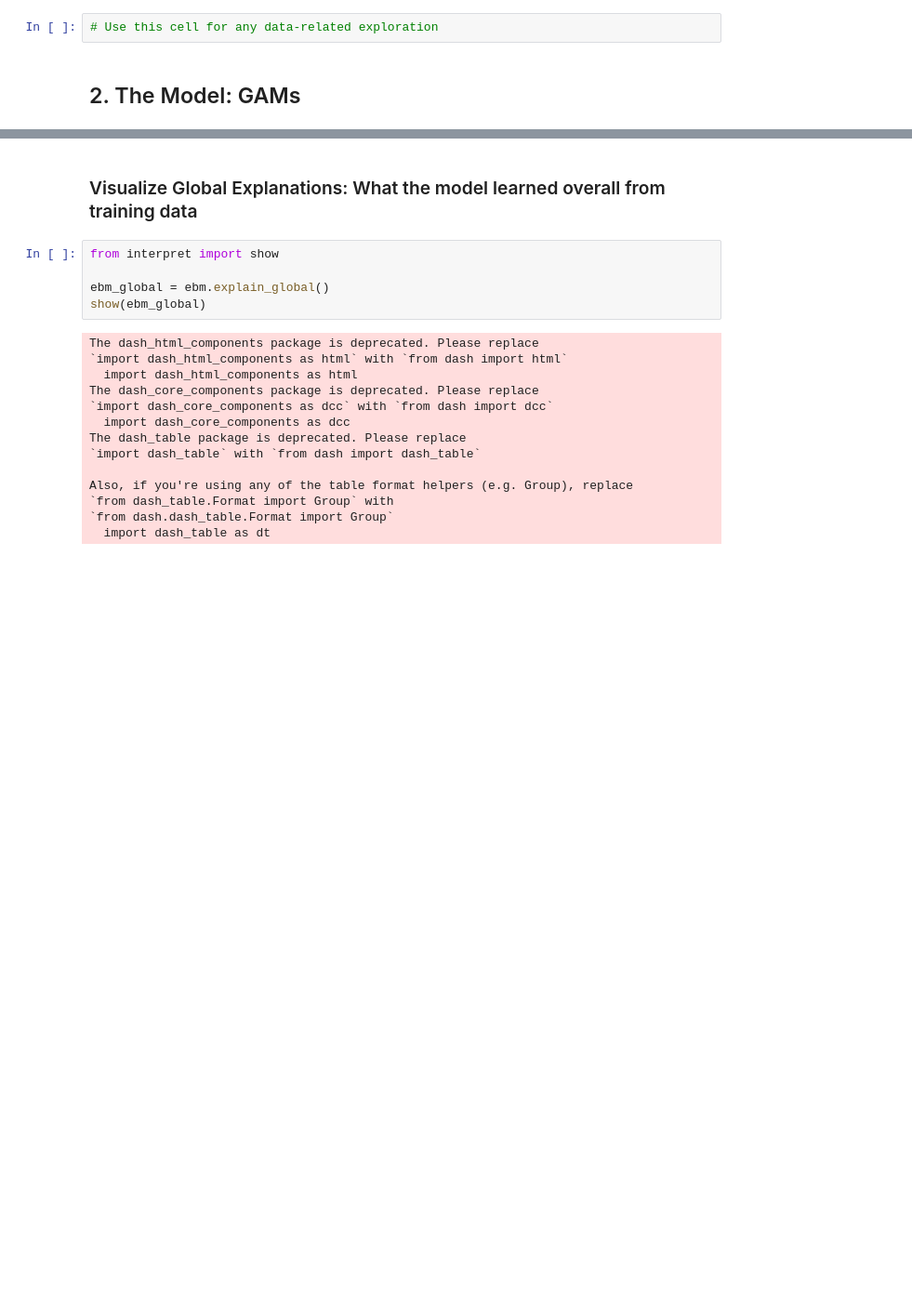
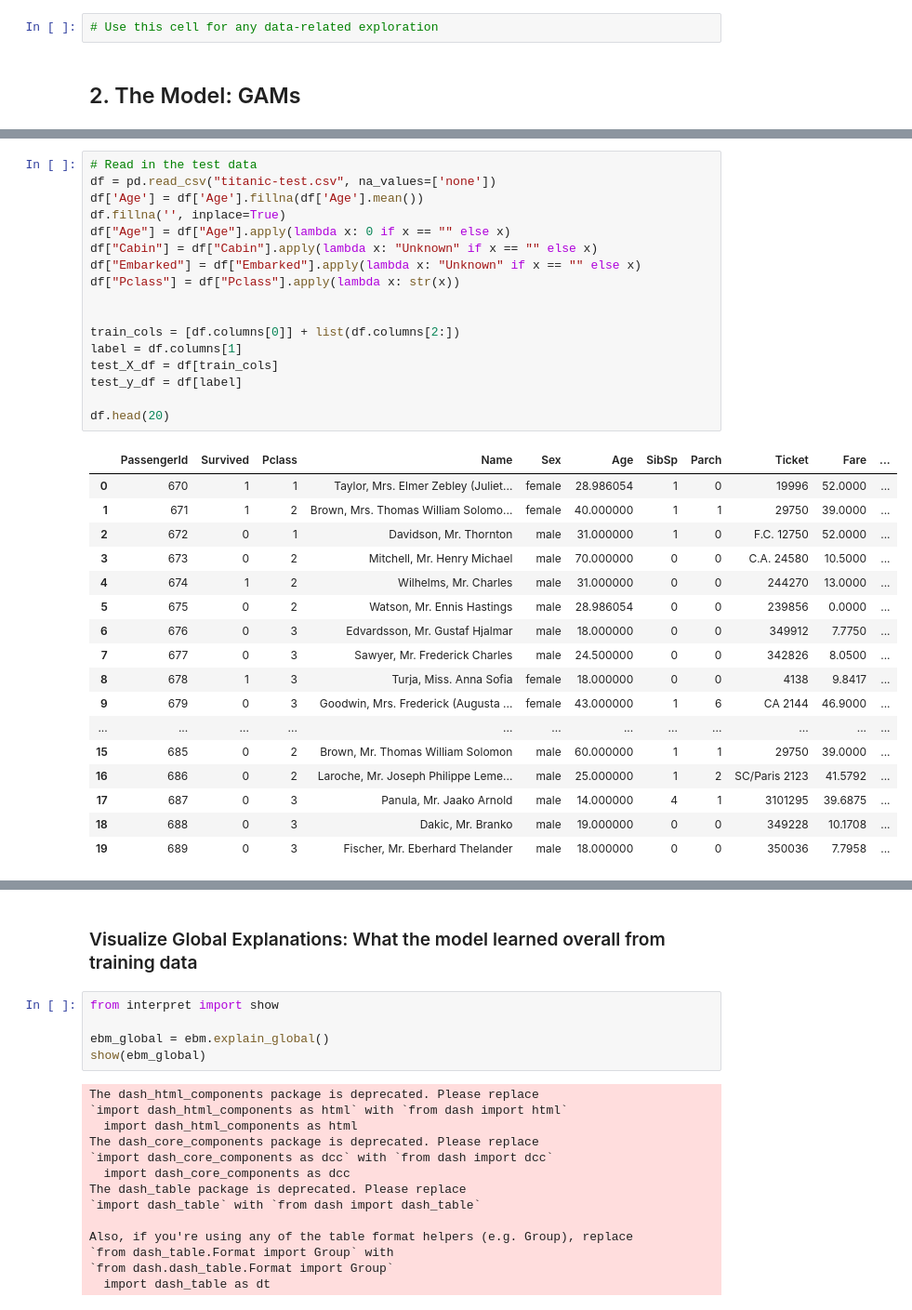
Before and after one commit to davisjrule/satisficing-main-study, a Jupyter notebook: titanic_GAMS.ipynb, the cells around one changed output, grey strips where cells are left out. Shown at 93% size. Saved outputs shown, nothing was run; the diff lists cells and outputs as text; blank space fills up the shorter version.

```diff
--- a/titanic_GAMS.ipynb
+++ b/titanic_GAMS.ipynb
@@ -96,5 +90,40 @@ ExplainableBoostingClassifier(feature_names=['PassengerId', 'Pclass', 'Name',
                                              'interaction', 'interaction',
                                              'interaction', 'interaction',
                                              'interaction'])
+# %%
+# Read in the test data
+df = pd.read_csv("titanic-test.csv", na_values=['none'])
+df['Age'] = df['Age'].fillna(df['Age'].mean())
+df.fillna('', inplace=True)
+df["Age"] = df["Age"].apply(lambda x: 0 if x == "" else x)
+df["Cabin"] = df["Cabin"].apply(lambda x: "Unknown" if x == "" else x)
+df["Embarked"] = df["Embarked"].apply(lambda x: "Unknown" if x == "" else x)
+df["Pclass"] = df["Pclass"].apply(lambda x: str(x))
+
+
+train_cols = [df.columns[0]] + list(df.columns[2:])
+label = df.columns[1]
+test_X_df = df[train_cols]
+test_y_df = df[label]
+
+df.head(20)
+# %% [output]
+|  | PassengerId | Survived | Pclass | Name | Sex | Age | SibSp | Parch | Ticket | Fare | ... |
+| 0 | 670 | 1 | 1 | Taylor, Mrs. Elmer Zebley (Juliet... | female | 28.986054 | 1 | 0 | 19996 | 52.0000 | ... |
+| 1 | 671 | 1 | 2 | Brown, Mrs. Thomas William Solomo... | female | 40.000000 | 1 | 1 | 29750 | 39.0000 | ... |
+| 2 | 672 | 0 | 1 | Davidson, Mr. Thornton | male | 31.000000 | 1 | 0 | F.C. 12750 | 52.0000 | ... |
+| 3 | 673 | 0 | 2 | Mitchell, Mr. Henry Michael | male | 70.000000 | 0 | 0 | C.A. 24580 | 10.5000 | ... |
+| 4 | 674 | 1 | 2 | Wilhelms, Mr. Charles | male | 31.000000 | 0 | 0 | 244270 | 13.0000 | ... |
+| 5 | 675 | 0 | 2 | Watson, Mr. Ennis Hastings | male | 28.986054 | 0 | 0 | 239856 | 0.0000 | ... |
+| 6 | 676 | 0 | 3 | Edvardsson, Mr. Gustaf Hjalmar | male | 18.000000 | 0 | 0 | 349912 | 7.7750 | ... |
+| 7 | 677 | 0 | 3 | Sawyer, Mr. Frederick Charles | male | 24.500000 | 0 | 0 | 342826 | 8.0500 | ... |
+| 8 | 678 | 1 | 3 | Turja, Miss. Anna Sofia | female | 18.000000 | 0 | 0 | 4138 | 9.8417 | ... |
+| 9 | 679 | 0 | 3 | Goodwin, Mrs. Frederick (Augusta ... | female | 43.000000 | 1 | 6 | CA 2144 | 46.9000 | ... |
+| ... | ... | ... | ... | ... | ... | ... | ... | ... | ... | ... | ... |
+| 15 | 685 | 0 | 2 | Brown, Mr. Thomas William Solomon | male | 60.000000 | 1 | 1 | 29750 | 39.0000 | ... |
+| 16 | 686 | 0 | 2 | Laroche, Mr. Joseph Philippe Leme... | male | 25.000000 | 1 | 2 | SC/Paris 2123 | 41.5792 | ... |
+| 17 | 687 | 0 | 3 | Panula, Mr. Jaako Arnold | male | 14.000000 | 4 | 1 | 3101295 | 39.6875 | ... |
+| 18 | 688 | 0 | 3 | Dakic, Mr. Branko | male | 19.000000 | 0 | 0 | 349228 | 10.1708 | ... |
+| 19 | 689 | 0 | 3 | Fischer, Mr. Eberhard Thelander | male | 18.000000 | 0 | 0 | 350036 | 7.7958 | ... |
 # %%
 #Training accuracy
```
Also changed, not shown: parts of 5 cells of this notebook.
